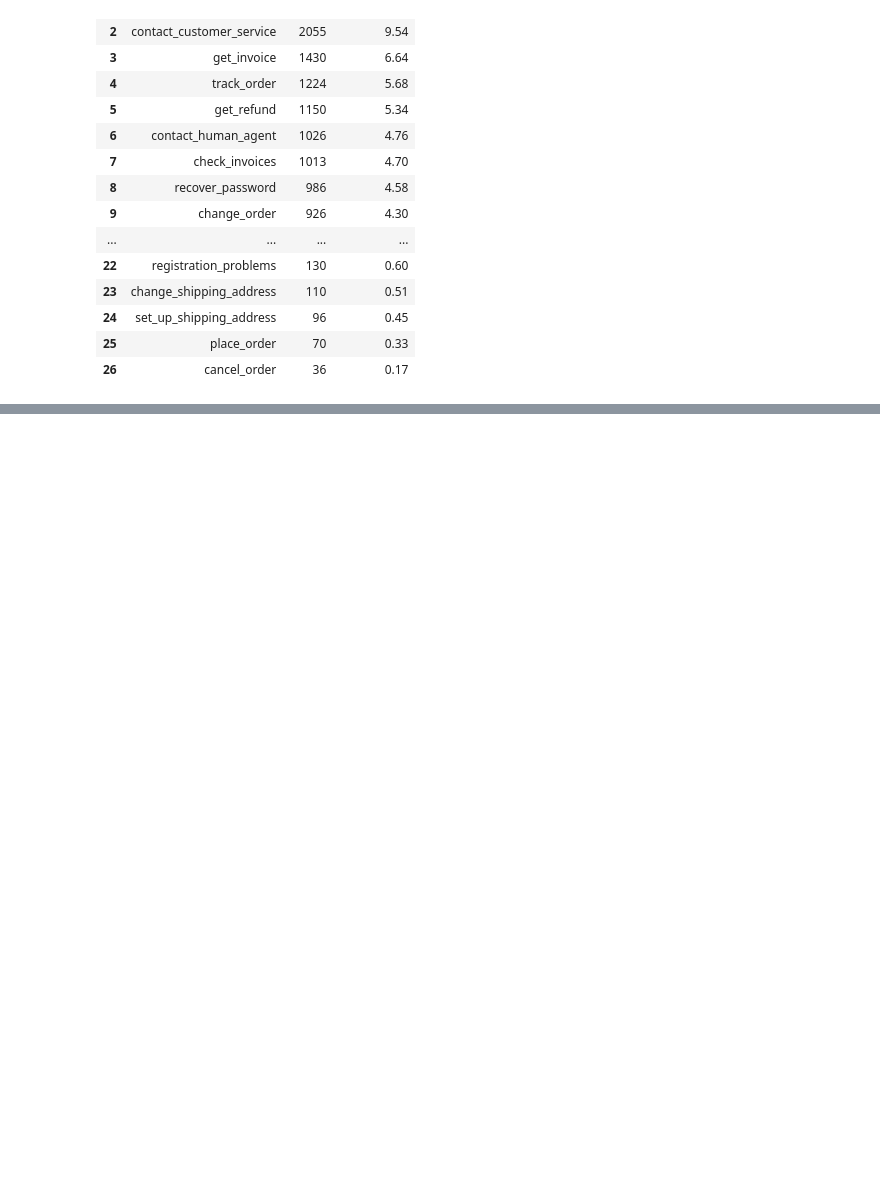
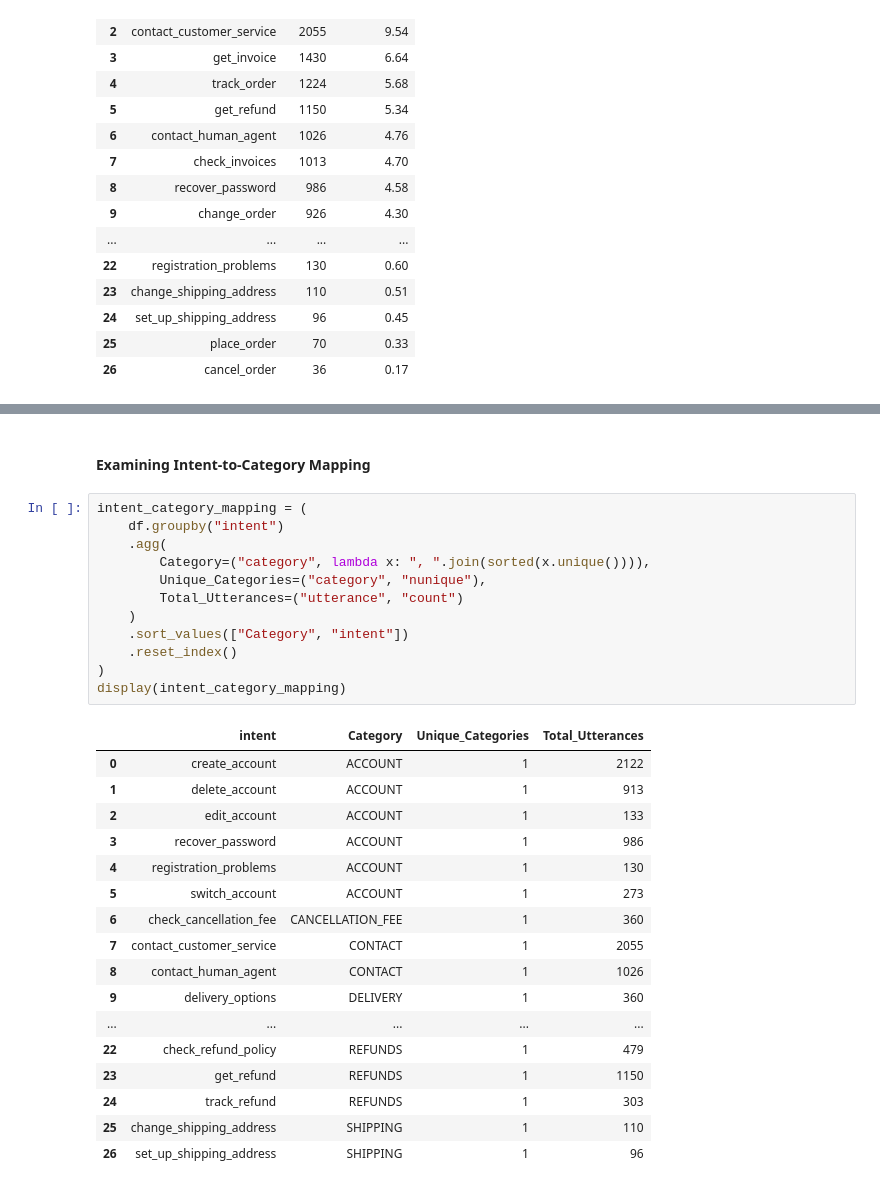
Before and after one commit to TejasMJ/Customer-Support-Intent-Intelligence, a Jupyter notebook: notebooks/01_data_understanding.ipynb, the cells around one changed output, grey strips where cells are left out. Cells and saved outputs as stored; diff of their text form; blank space fills up the shorter version.

```diff
--- a/notebooks/01_data_understanding.ipynb
+++ b/notebooks/01_data_understanding.ipynb
@@ -124,0 +340,32 @@ display(intent_distribution)
+# %% [markdown]
+#### Examining Intent-to-Category Mapping
+# %%
+intent_category_mapping = (
+    df.groupby("intent")
+    .agg(
+        Category=("category", lambda x: ", ".join(sorted(x.unique()))),
+        Unique_Categories=("category", "nunique"),
+        Total_Utterances=("utterance", "count")
+    )
+    .sort_values(["Category", "intent"])
+    .reset_index()
+)
+display(intent_category_mapping)
+# %% [output]
+|  | intent | Category | Unique_Categories | Total_Utterances |
+| 0 | create_account | ACCOUNT | 1 | 2122 |
+| 1 | delete_account | ACCOUNT | 1 | 913 |
+| 2 | edit_account | ACCOUNT | 1 | 133 |
+| 3 | recover_password | ACCOUNT | 1 | 986 |
+| 4 | registration_problems | ACCOUNT | 1 | 130 |
+| 5 | switch_account | ACCOUNT | 1 | 273 |
+| 6 | check_cancellation_fee | CANCELLATION_FEE | 1 | 360 |
+| 7 | contact_customer_service | CONTACT | 1 | 2055 |
+| 8 | contact_human_agent | CONTACT | 1 | 1026 |
+| 9 | delivery_options | DELIVERY | 1 | 360 |
+| ... | ... | ... | ... | ... |
+| 22 | check_refund_policy | REFUNDS | 1 | 479 |
+| 23 | get_refund | REFUNDS | 1 | 1150 |
+| 24 | track_refund | REFUNDS | 1 | 303 |
+| 25 | change_shipping_address | SHIPPING | 1 | 110 |
+| 26 | set_up_shipping_address | SHIPPING | 1 | 96 |
```
Also changed, not shown: parts of 23 cells of this notebook.
